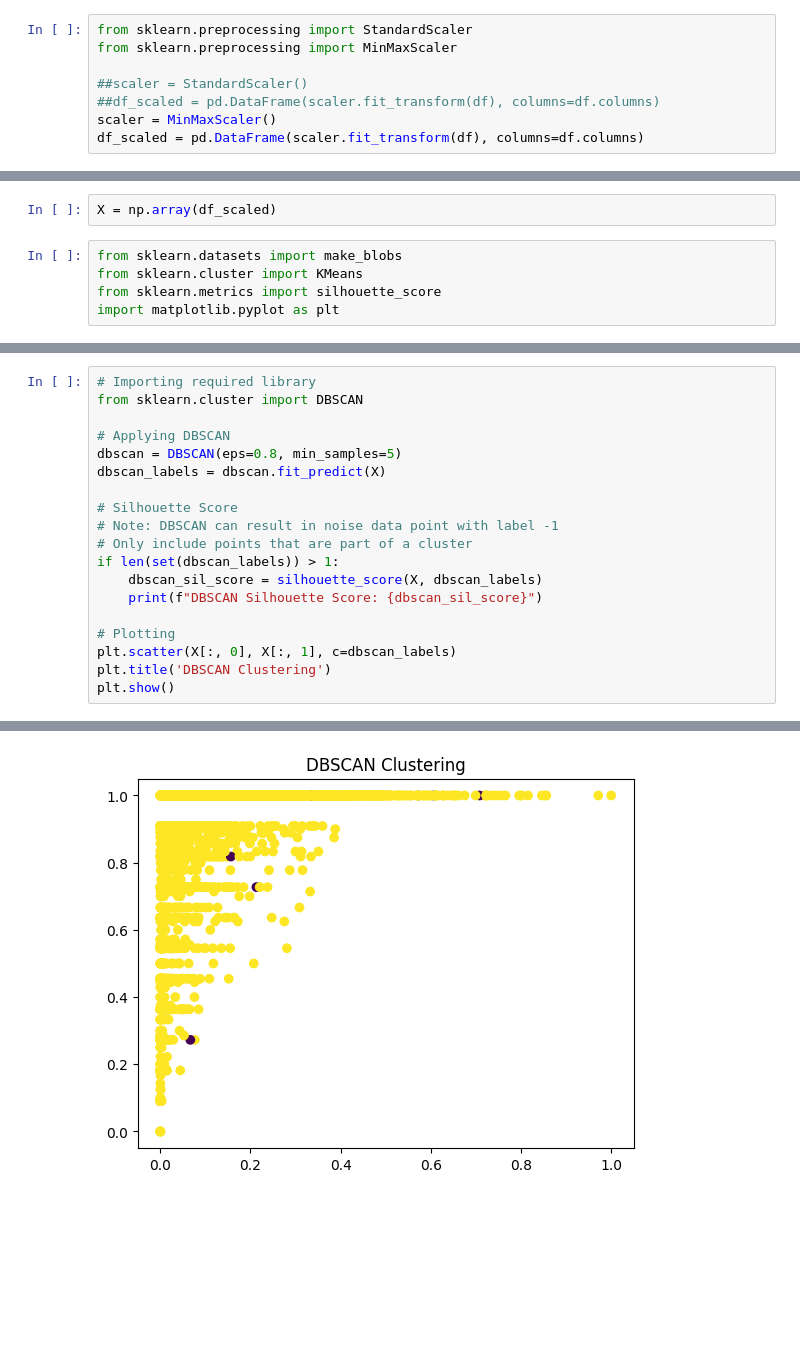
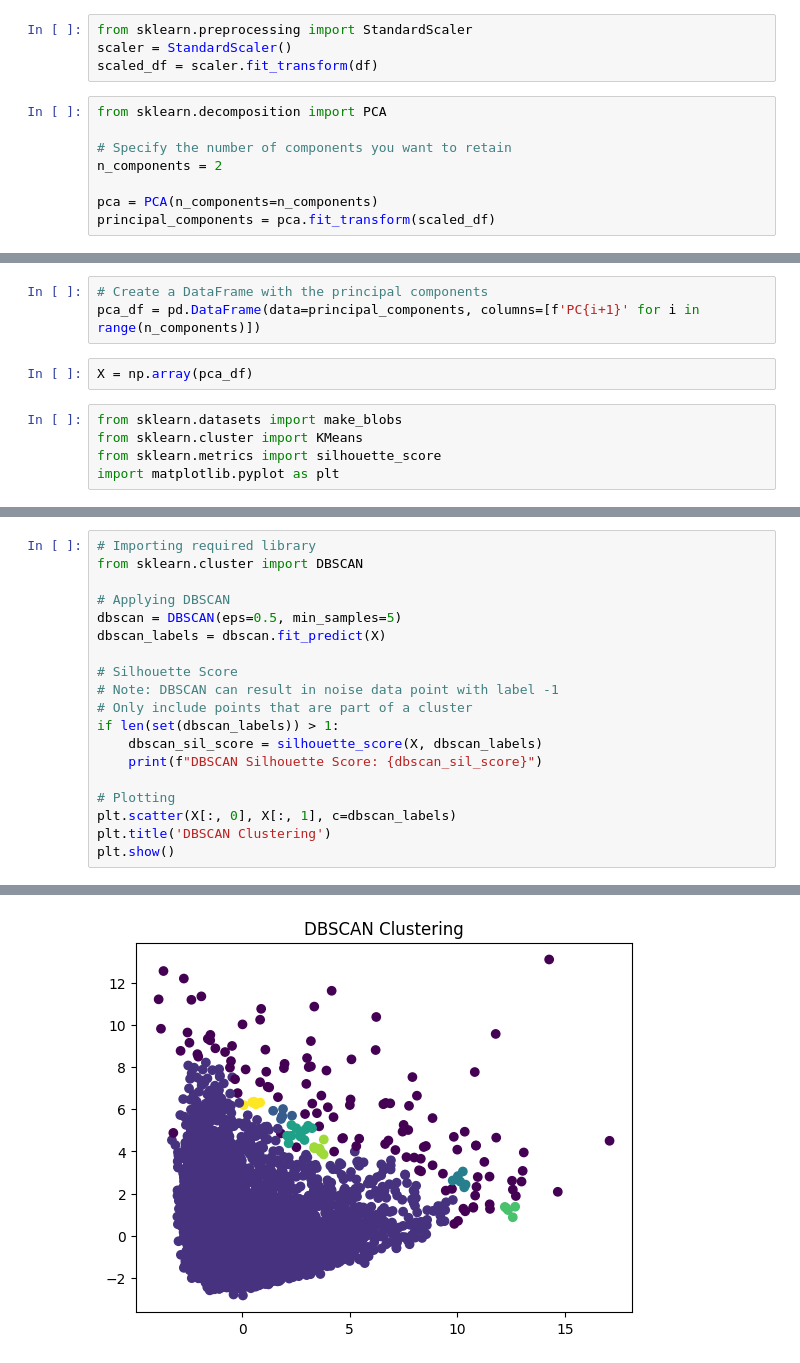
Before and after one commit to CDN0116/schulich-repo, a Jupyter notebook: Dini Cai-Assignment02.ipynb, the cells around one changed output, grey strips where cells are left out. Cells and saved outputs as stored; diff of their text form; blank space fills up the shorter version.

```diff
--- a/Dini Cai-Assignment02.ipynb
+++ b/Dini Cai-Assignment02.ipynb
@@ -115,8 +175,12 @@ df.drop('CUST_ID', axis=1, inplace=True)
 # %%
 from sklearn.preprocessing import StandardScaler
-from sklearn.preprocessing import MinMaxScaler
-
-##scaler = StandardScaler()
-##df_scaled = pd.DataFrame(scaler.fit_transform(df), columns=df.columns)
-scaler = MinMaxScaler()
-df_scaled = pd.DataFrame(scaler.fit_transform(df), columns=df.columns)
+scaler = StandardScaler()
+scaled_df = scaler.fit_transform(df)
+# %%
+from sklearn.decomposition import PCA
+
+# Specify the number of components you want to retain
+n_components = 2
+
+pca = PCA(n_components=n_components)
+principal_components = pca.fit_transform(scaled_df)
@@ -123,5 +192,8 @@ df_scaled = pd.DataFrame(scaler.fit_transform(df), columns=df.columns)
+# %%
+# Create a DataFrame with the principal components
+pca_df = pd.DataFrame(data=principal_components, columns=[f'PC{i+1}' for i in range(n_components)])
 # %%
-X = np.array(df_scaled)
+X = np.array(pca_df)
 # %%
 from sklearn.datasets import make_blobs
 from sklearn.cluster import KMeans
@@ -198,7 +270,7 @@ Affinity Propagation Silhouette Score: 0.17405250393716737
 from sklearn.cluster import DBSCAN
 
 # Applying DBSCAN
-dbscan = DBSCAN(eps=0.8, min_samples=5)
+dbscan = DBSCAN(eps=0.5, min_samples=5)
 dbscan_labels = dbscan.fit_predict(X)
 
 # Silhouette Score
@@ -217 +289 @@ DBSCAN Silhouette Score: 0.4168199865689052
-[figure, old version]
+[figure, new version]
```
Also changed, not shown: parts of 14 cells of this notebook.
